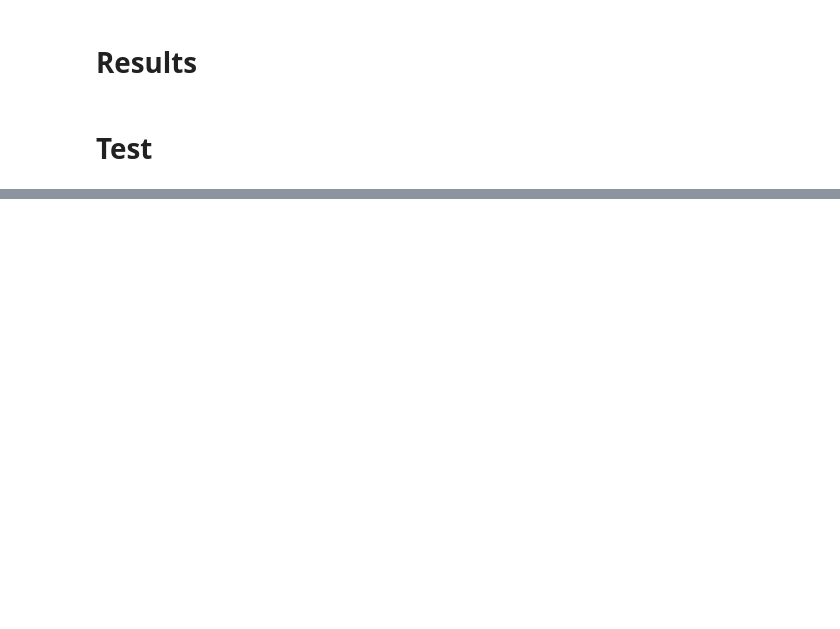
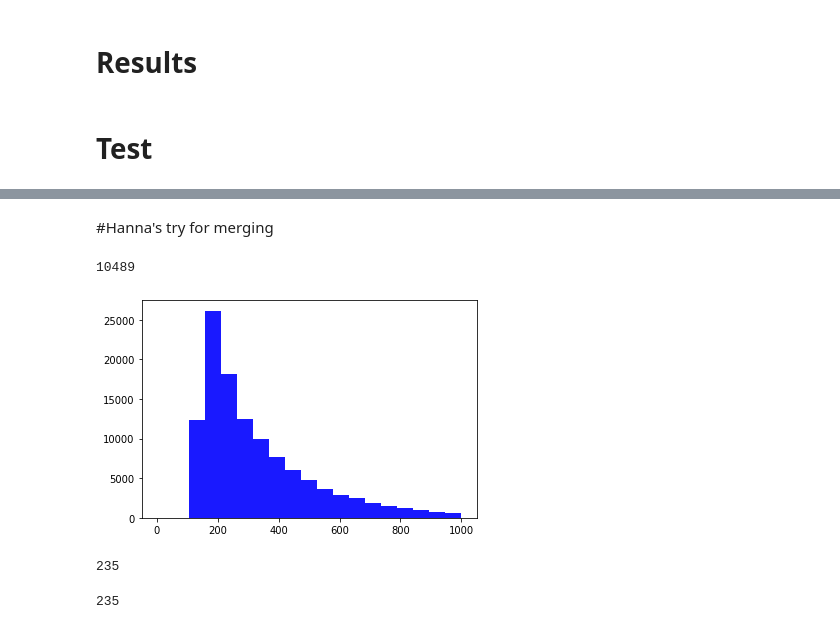
Before and after one commit to tsimafeip/nn-hackathon, a Jupyter notebook: LangDetector.ipynb, the cells around one changed output, grey strips where cells are left out. Drawn from its saved outputs; the diff is of its cells as text; code cells hidden in the pictures; blank space fills up the shorter version.

```diff
--- a/LangDetector.ipynb
+++ b/LangDetector.ipynb
@@ -290,2 +356,7 @@ x_test['sc'] = y_test
+# %%
+x_test['sc'] = y_test
+x_test['lang'] = [class_to_language[y] for y in list(y_test.iloc[:,0])]
+x_train['sc'] = y_train
+x_train['lang'] = [class_to_language[y] for y in list(y_train.iloc[:,0])]
 # %%
 # Be careful! Tokenizer and maxlen is taken from train dataset from 1st part
@@ -819,0 +478,4 @@ x_t
+# %%
+x_train_bad = x_train.set_index('lang')
+bad_quality_langs_train = x_train_bad.loc[bad_quality_metrics.index]
+bad_quality_langs_train
@@ -819,0 +594,25 @@ x_t
+# %% [markdown]
+#Hanna's try for merging
+# %%
+filter_out = '!"#$%&()*+,-./:;<=>?@[\\]^_`{|}~\t\n1234567890'
+## Tokenize the sentences
+tokenizer = Tokenizer(filters=filter_out, char_level=True)
+tokenizer.fit_on_texts(x_train.sent)
+# %%
+# try different values of `count`
+# show how many words are presenting more than `count` times
+count = 0
+frequent_words = [w for w,c in tokenizer.word_counts.items() if c > count]
+len(frequent_words)
+# %% [output]
+10489
+# %%
+tokenizer.fit_on_texts(x_train.sent)
+
+train_X = tokenizer.texts_to_sequences(x_train.sent)
+# %%
+lens = [len(train_X[i]) for i in range(len(train_X))]
+plt.hist(lens, bins=np.linspace(0,1000,20), facecolor='blue', alpha=0.9)
+plt.show()
+# %% [output]
+[figure, added]
@@ -819,0 +656,8 @@ x_t
+# %%
+len(set(val_Y.values.reshape(1, -1)[0]))
+# %% [output]
+235
+# %%
+len(set(train_Y.values.reshape(1, -1)[0]))
+# %% [output]
+235
```
Also changed, not shown: parts of 176 cells of this notebook.
